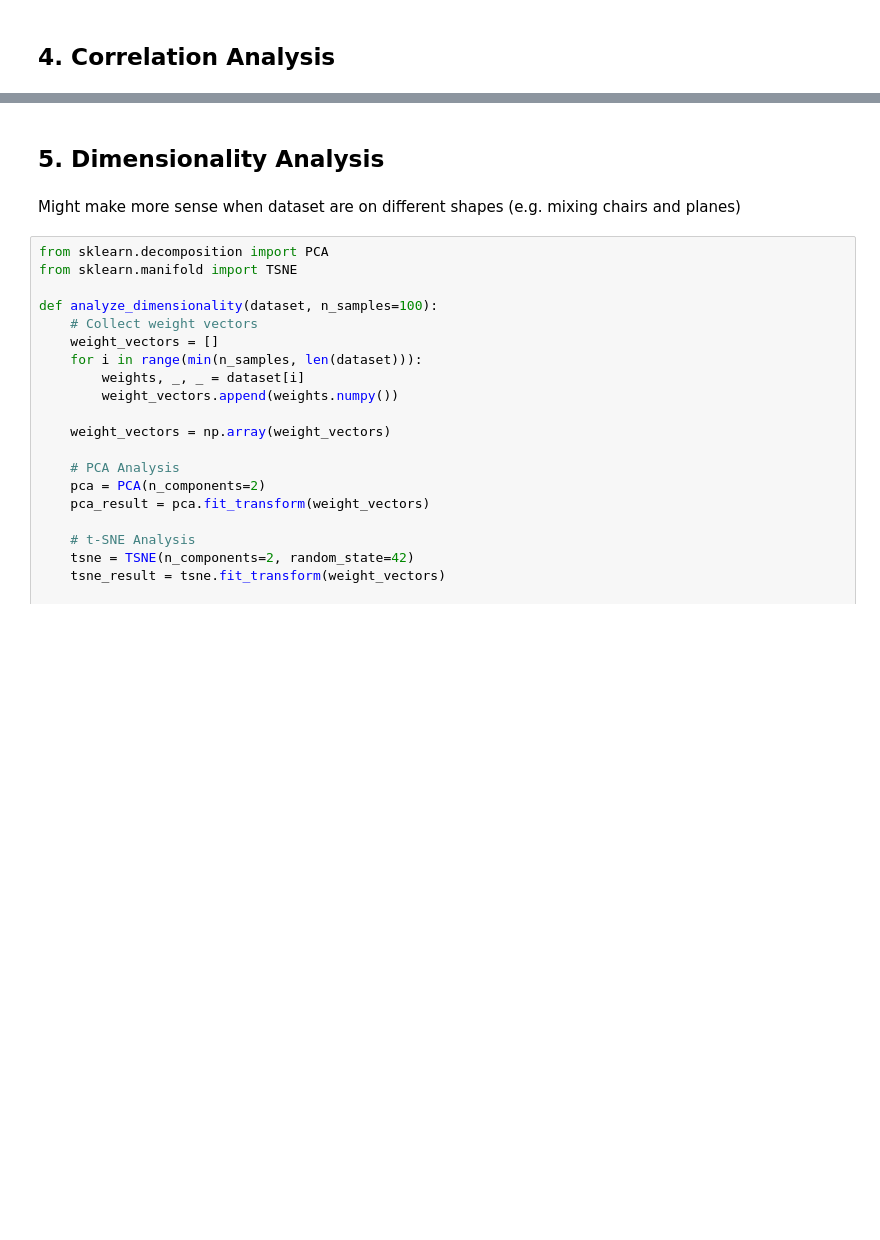
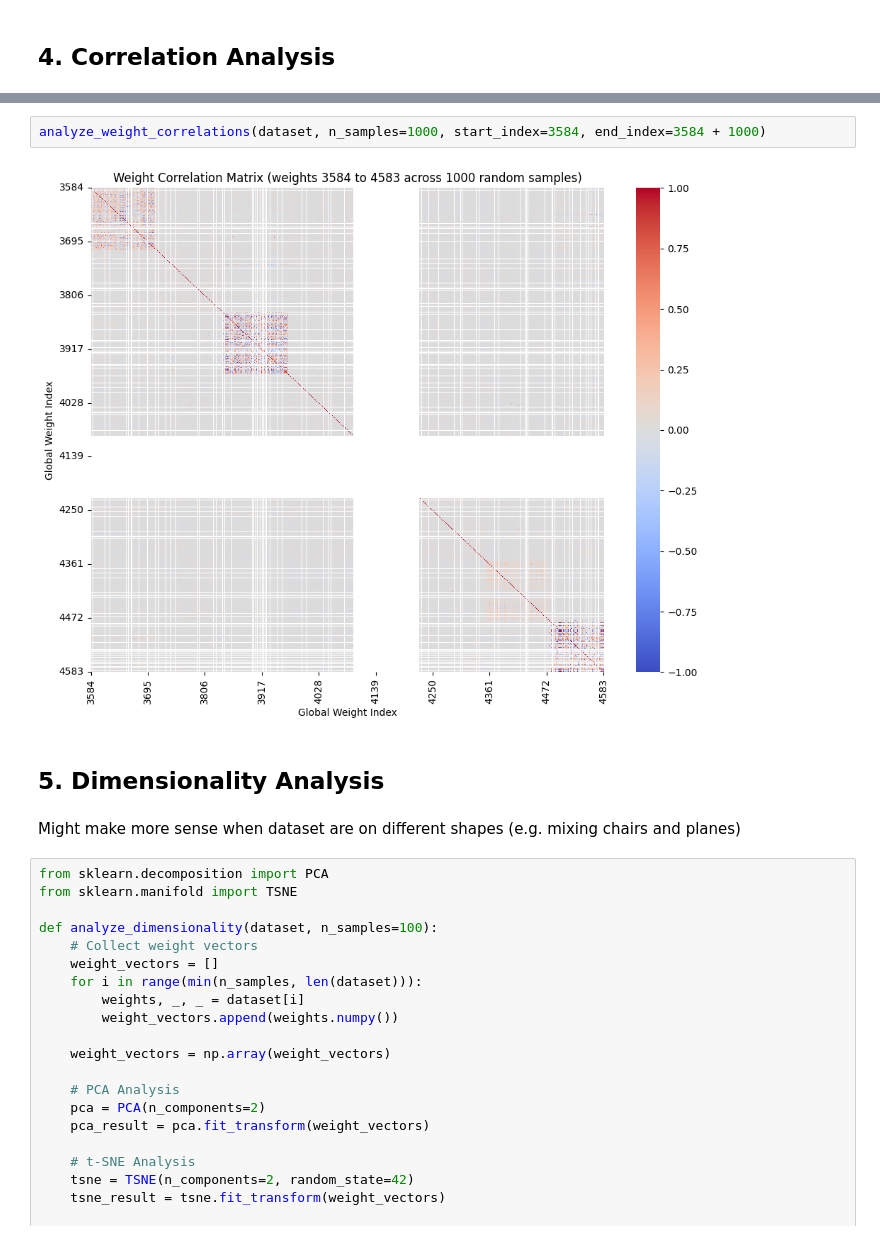
Before and after one commit to mathieu-pr/hyperdiffusion, a Jupyter notebook: autoencoders/eda.ipynb, the cells around one changed output, grey strips where cells are left out. Saved outputs shown, nothing was run; the diff lists cells and outputs as text; blank space fills up the shorter version.

```diff
--- a/autoencoders/eda.ipynb
+++ b/autoencoders/eda.ipynb
@@ -162,3 +317,7 @@ analyze_weight_correlations(dataset, n_samples=250, n_weights=1000, seed=42)
+# %%
+analyze_weight_correlations(dataset, n_samples=1000, start_index=3584, end_index=3584 + 1000)
+# %% [output]
+[figure, added]
 # %% [markdown]
 ## 5. Dimensionality Analysis
 # %% [markdown]
```
Also changed, not shown: parts of 9 cells of this notebook.
